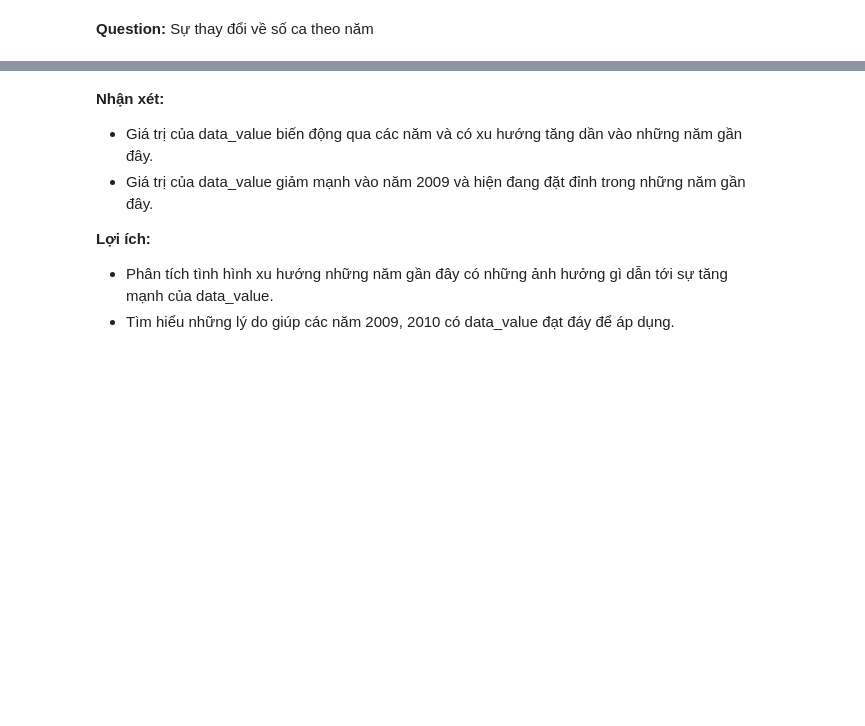
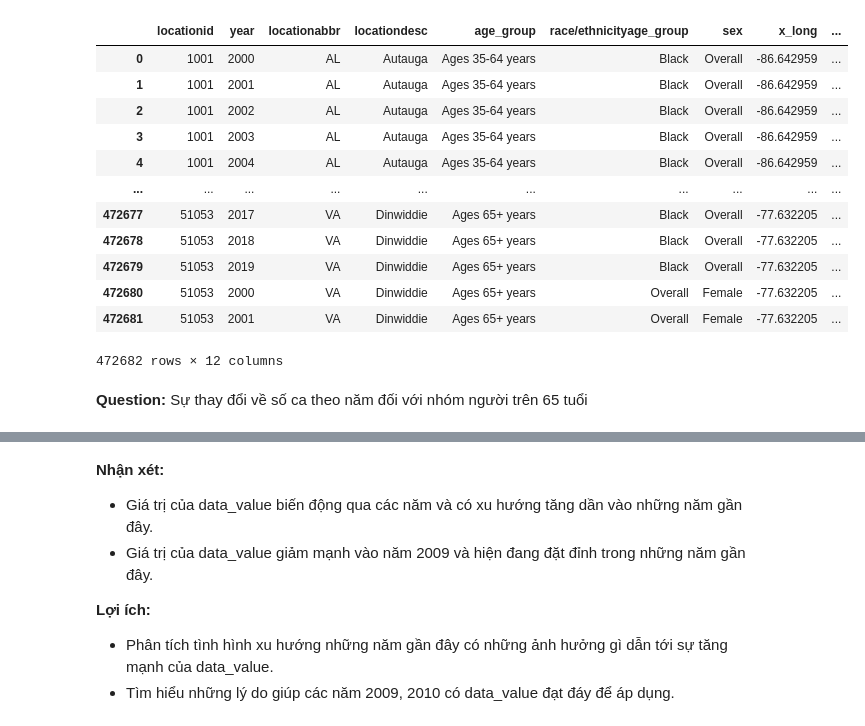
Before and after one commit to GenNyu/Intro2DS, a Jupyter notebook: question1_Thao.ipynb, the cells around one changed output, grey strips where cells are left out. Drawn from its saved outputs; the diff is of its cells as text; code cells hidden in the pictures; blank space fills up the shorter version.

```diff
--- a/question1_Thao.ipynb
+++ b/question1_Thao.ipynb
@@ -4,5 +4,21 @@ import matplotlib.pyplot as plt
 import seaborn as sns
 # %%
 df = pd.read_csv('Data/smoothed_rate_df.csv')
+# %%
+df
+# %% [output]
+|  | locationid | year | locationabbr | locationdesc | age_group | race/ethnicityage_group | sex | x_long | ... |
+| 0 | 1001 | 2000 | AL | Autauga | Ages 35-64 years | Black | Overall | -86.642959 | ... |
+| 1 | 1001 | 2001 | AL | Autauga | Ages 35-64 years | Black | Overall | -86.642959 | ... |
+| 2 | 1001 | 2002 | AL | Autauga | Ages 35-64 years | Black | Overall | -86.642959 | ... |
+| 3 | 1001 | 2003 | AL | Autauga | Ages 35-64 years | Black | Overall | -86.642959 | ... |
+| 4 | 1001 | 2004 | AL | Autauga | Ages 35-64 years | Black | Overall | -86.642959 | ... |
+| ... | ... | ... | ... | ... | ... | ... | ... | ... | ... |
+| 472677 | 51053 | 2017 | VA | Dinwiddie | Ages 65+ years | Black | Overall | -77.632205 | ... |
+| 472678 | 51053 | 2018 | VA | Dinwiddie | Ages 65+ years | Black | Overall | -77.632205 | ... |
+| 472679 | 51053 | 2019 | VA | Dinwiddie | Ages 65+ years | Black | Overall | -77.632205 | ... |
+| 472680 | 51053 | 2000 | VA | Dinwiddie | Ages 65+ years | Overall | Female | -77.632205 | ... |
+| 472681 | 51053 | 2001 | VA | Dinwiddie | Ages 65+ years | Overall | Female | -77.632205 | ... |
+472682 rows × 12 columns
 # %% [markdown]
-**Question:** Sự thay đổi về số ca theo năm
+**Question:** Sự thay đổi về số ca theo năm đối với nhóm người trên 65 tuổi
```
Also changed, not shown: parts of 2 cells of this notebook, 3 other files.
